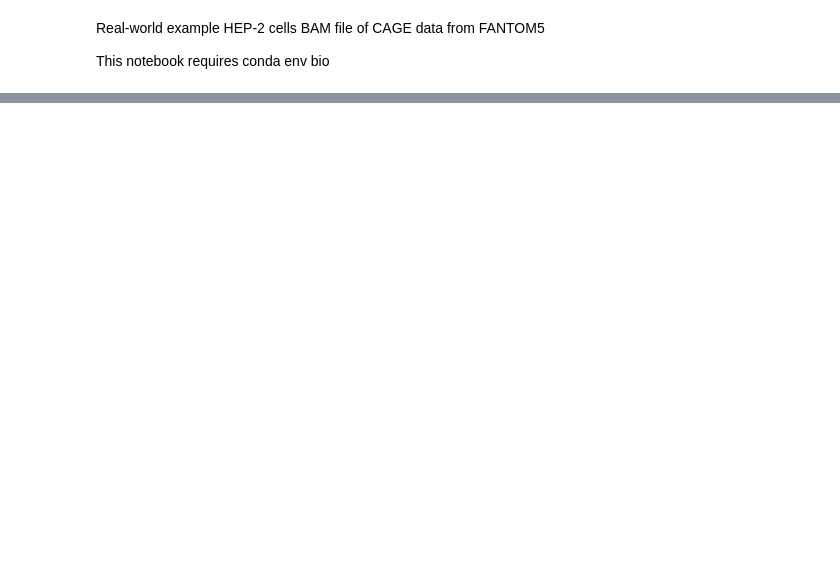
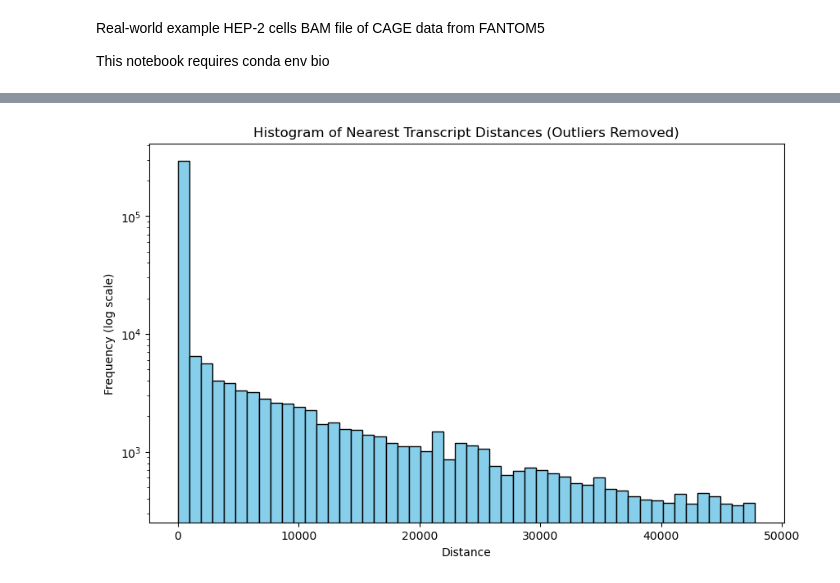
Before and after one commit to jsacco1/CRISPRiaDesign, a Jupyter notebook: Identify_TSSs.ipynb, the cells around one changed output, grey strips where cells are left out. Saved outputs shown, nothing was run; the diff lists cells and outputs as text; code cells hidden in the pictures; blank space fills up the shorter version.

```diff
--- a/Identify_TSSs.ipynb
+++ b/Identify_TSSs.ipynb
@@ -44,0 +333,25 @@ print(f"Downloaded {local_bai_filename}")
+# %%
+# Assume df_nearest is your DataFrame with a 'Distance' column
+df_nearest = nearest_transcripts.df
+
+# Calculate the 95th percentile of the Distance column
+distance_95th_percentile = df_nearest['Distance'].quantile(0.95)
+
+# Remove entries in the Distance column that exceed the 95th percentile
+filtered_df_nearest = df_nearest[df_nearest['Distance'] <= distance_95th_percentile]
+
+# Plot histogram of the filtered Distance column with a log scale
+plt.figure(figsize=(10, 6))
+plt.hist(filtered_df_nearest['Distance'], bins=50, color='skyblue', edgecolor='black')
+plt.yscale('log')  # Set y-axis to log scale
+plt.title('Histogram of Nearest Transcript Distances (Outliers Removed)')
+plt.xlabel('Distance')
+plt.ylabel('Frequency (log scale)')
+
+# Save the plot as a PNG file
+plt.savefig('plots/nearest_transcript_distances_filtered_log.png')
+
+# Show the plot
+plt.show()
+# %% [output]
+[figure, added]
```
Also changed, not shown: parts of 28 cells of this notebook, 4 other files.
